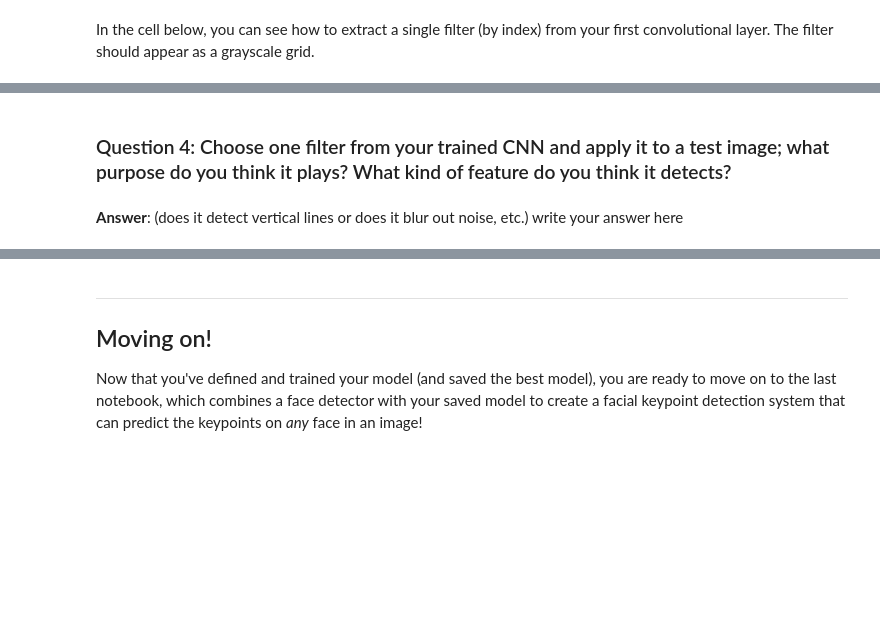
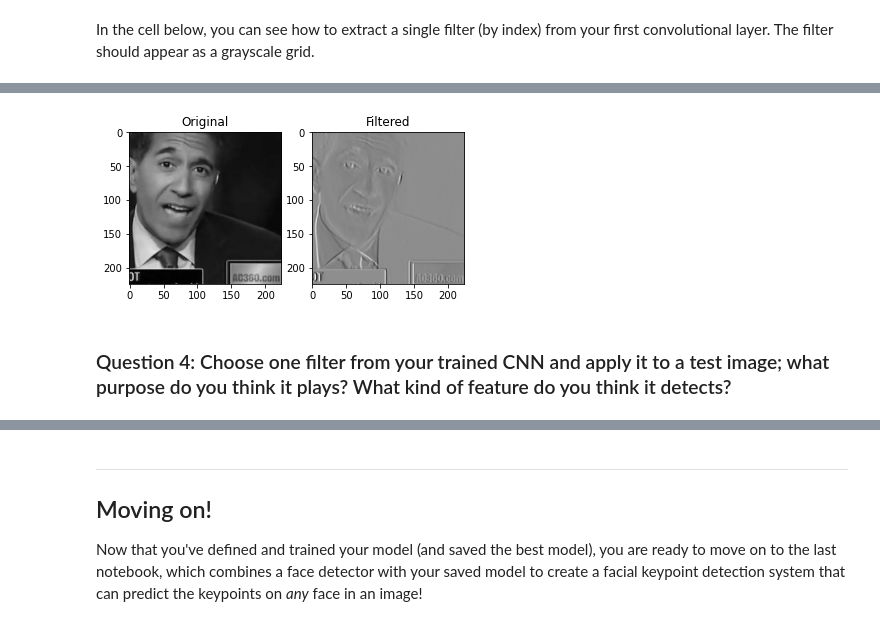
Before and after one commit to amcumber/udacity-cv-keypoint-detection, a Jupyter notebook: 2. Define the Network Architecture.ipynb, the cells around one changed output, grey strips where cells are left out. Cells and saved outputs as stored; diff of their text form; code cells hidden in the pictures; blank space fills up the shorter version.

```diff
--- a/2. Define the Network Architecture.ipynb
+++ b/2. Define the Network Architecture.ipynb
@@ -604,7 +646,33 @@ Next, choose a test image and filter it with one of the convolutional kernels in
 
 ## TODO: Using cv's filter2D function,
 ## apply a specific set of filter weights (like the one displayed above) to the test image
+# CITATION: from Udacity Computer Vision Course
+import matplotlib.image as mpimg
+import cv2
+test_images, _, _ = net_sample_output()
+
+idx = 4
+img = np.squeeze(test_images[idx].numpy())
+
+w = weights.numpy()
+weights = net.conv[0][0].weight.data
+filter_idx = 0
+this_filter = w[filter_idx][0]
+
+
+c_img = cv2.filter2D(img, -1, this_filter)
+# %%
+
+
+# fig = plt.figure(figsize=(8, 16))
+fig, (ax1, ax2) = plt.subplots(1, 2)
+ax1.imshow(img, cmap='gray')
+ax1.set_title('Original')
+
+ax2.imshow(c_img, cmap='gray')
+ax2.set_title('Filtered')
+plt.show()
+# %% [output]
+[figure, added]
 # %% [markdown]
 ### Question 4: Choose one filter from your trained CNN and apply it to a test image; what purpose do you think it plays? What kind of feature do you think it detects?
-# %% [markdown]
-**Answer**: (does it detect vertical lines or does it blur out noise, etc.) write your answer here
```
Also changed, not shown: parts of 14 cells of this notebook, 2 other files.
